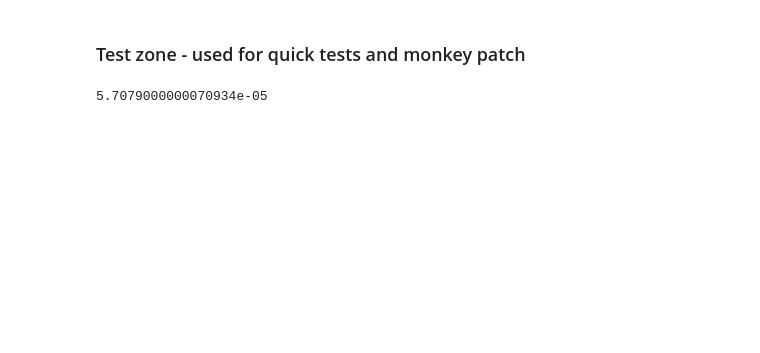
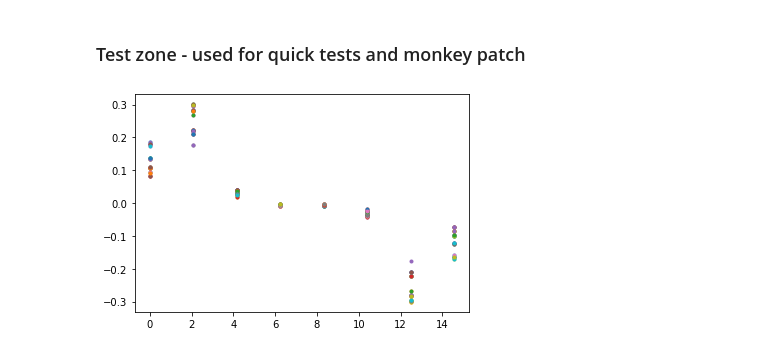
Before and after one commit to demetriomagatti/molecular_dynamics, a Jupyter notebook: molecular_dynamics.ipynb, the cells around one changed output. Drawn from its saved outputs; the diff is of its cells as text; code cells hidden in the pictures; blank space fills up the shorter version.

Commit message:
added calc_force - review necessary - problems in applying PBC - unphysical results obtained

```diff
--- a/molecular_dynamics.ipynb
+++ b/molecular_dynamics.ipynb
@@ -27,11 +31,11 @@ filename = "fcc100a256.txt"
 # no PBC test
 start = time.process_time()
 for i in range(100):
-    mask,distances = basic.find_neighbours(*basic.read_file(filename))
+    mask,distances = basic.find_neighbours(*lattice)
 print(f'no PBC - 100 iterations; computing time: {time.process_time() - start :.2f} seconds')
 
 start = time.process_time()
 for i in range(100):
-    mask,distances = basic.find_neighbours(*basic.read_file(filename), PBC=True)
+    mask,distances = basic.find_neighbours(*lattice, PBC=True)
 print(f'PBC - 100 iterations; computing time: {time.process_time() - start :.2f} seconds')
 # %% [output]
@@ -40,6 +44,6 @@ PBC - 100 iterations; computing time: 0.72 seconds
 # %%
 # calculating potential energy
-mask,distances = basic.find_neighbours(*basic.read_file(filename))
+mask,distances = basic.find_neighbours(*lattice)
 
 # approximate LJ
 start = time.process_time()
@@ -52,6 +56,7 @@ start = time.process_time()
 for i in range(100):
     LJ = interaction.lennard_jones(distances)
 print(f'true LJ - 100 iterations; computing time: {time.process_time() - start :.2f} seconds')
+
 print('')
 print(f'approximate LJ: {LJA:.2f}')
 print(f'true LJ: {LJ:.2f}')
@@ -61,3 +66,21 @@ true LJ - 100 iterations; computing time: 0.84 seconds
 
 approximate LJ: -453.45
 true LJ: -532.48
+# %%
+# calculating forces
+
+# approximate LJ
+start = time.process_time()
+for i in range(100):
+    FxA,FyA,FzA = interaction.calc_force_approx(*lattice,distances,PBC=True)
+print(f'approximate LJ - 100 iterations; computing time: {time.process_time() - start :.2f} seconds')
+
+# approximate LJ
+start = time.process_time()
+for i in range(100):
+    Fx,Fy,Fz = interaction.calc_force(*lattice,distances,PBC=True)
+print(f'true LJ - 100 iterations; computing time: {time.process_time() - start :.2f} seconds')
+
+print('')
+print(f'approximate LJ, force on 0-th atom: {FxA[1]:.2f},{FyA[1]:.2f},{FzA[1]:.2f}')
+print(f'true LJ, force on 0-th atom: {Fx[1]:.2f},{Fy[1]:.2f},{Fz[1]:.2f}')
@@ -63,0 +93,5 @@ true LJ: -532.48
+# %%
+for i in range(10):
+    print(lattice[4][i],lattice[5][i],lattice[6][i])
+    print(f'ALJ, force on {i}-th atom: [{FxA[i]:.3f},{FyA[i]:.3f},{FzA[i]:.3f}]')
+    print(f'TLJ, force on {i}-th atom: [{Fx[i]:.3f},{Fy[i]:.3f},{Fz[i]:.3f}]\n')
@@ -64,9 +116,9 @@ true LJ: -532.48
 # %% [markdown]
 ### Test zone - used for quick tests and monkey patch
-# %%
-import time
-start = time.process_time()
-# your code here
-print(time.process_time() - start)
-# %% [output]
-5.7079000000070934e-05
+# %%
+for i in range(255):
+    plt.plot(lattice[4][i],Fx[i],'.')
+
+plt.show()
+# %% [output]
+[figure, added]
```
Also changed, not shown: parts of 14 cells of this notebook, 2 other files.
